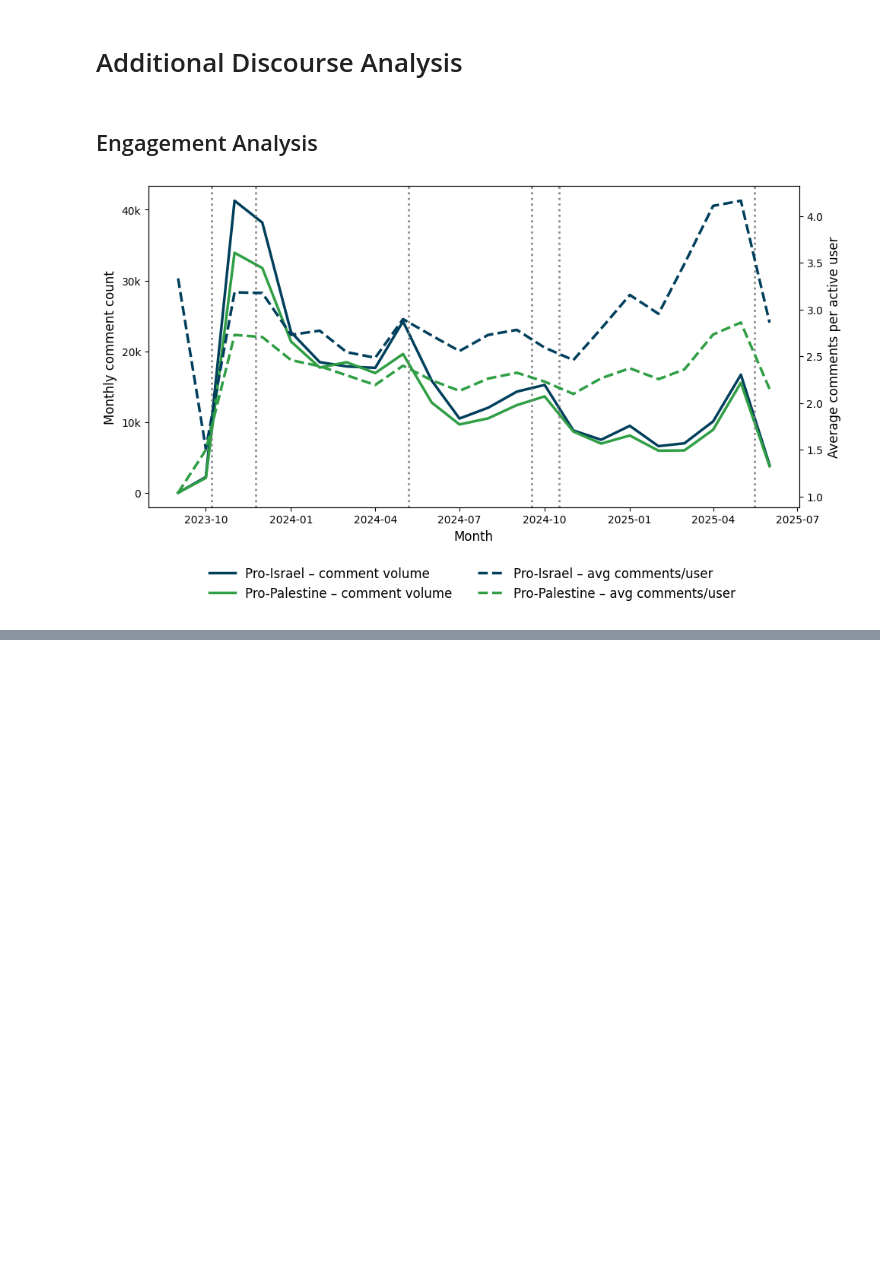
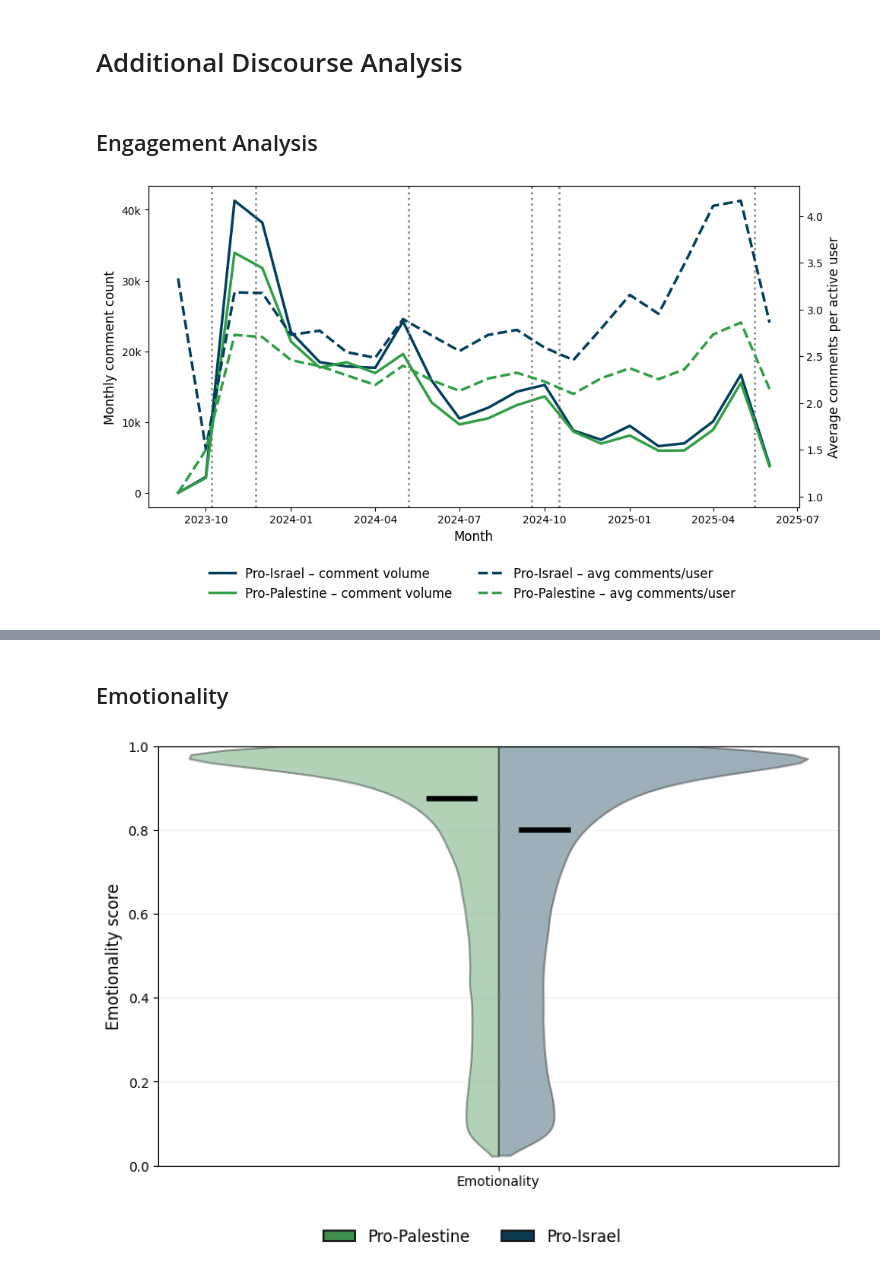
Before and after one commit to shaharoded/Israel-Palestine-War-Reddit-Analysis, a Jupyter notebook: StatisticalSignificance.ipynb, the cells around one changed output, grey strips where cells are left out. Saved outputs shown, nothing was run; the diff lists cells and outputs as text; code cells hidden in the pictures; blank space fills up the shorter version.

```diff
--- a/StatisticalSignificance.ipynb
+++ b/StatisticalSignificance.ipynb
@@ -309,0 +454,63 @@ plt.show()
+# %% [markdown]
+## Emotionality
+# %%
+emo_df = df_pol[df_pol["predicted_label"].isin(["Pro-Israel", "Pro-Palestine"])].copy()
+emo_df["x"] = "Emotionality"
+
+fig, ax = plt.subplots(figsize=(8, 5))
+
+# Split violin
+sns.violinplot(
+    data=emo_df,
+    x="x",
+    y="emotionality_score",
+    hue="predicted_label",
+    split=True,
+    inner=None,
+    cut=0,
+    linewidth=1.5,
+    palette=colors,
+    ax=ax
+)
+
+# Make fills transparent
+for artist in ax.findobj(PolyCollection):
+    artist.set_alpha(0.4)
+
+# Add clear median lines
+for stance, offset in [("Pro-Palestine", -0.06), ("Pro-Israel", 0.06)]:
+    vals = emo_df.loc[
+        emo_df["predicted_label"] == stance,
+        "emotionality_score"
+    ].dropna().to_numpy()
+
+    median = np.median(vals)
+
+    ax.plot(
+        [0 + offset - 0.03, 0 + offset + 0.03],
+        [median, median],
+        color="black",
+        linewidth=4
+    )
+
+ax.set_ylim(0, 1)
+ax.set_xlabel("")
+ax.set_ylabel("Emotionality score", fontsize=AXIS_LABEL_SIZE)
+ax.tick_params(axis="both", labelsize=TICK_LABEL_SIZE)
+ax.grid(axis="y", alpha=0.2)
+
+handles, labels = ax.get_legend_handles_labels()
+ax.legend_.remove()
+fig.legend(
+    handles, labels,
+    loc="lower center",
+    ncol=2,
+    frameon=False,
+    bbox_to_anchor=(0.5, -0.12),
+    fontsize=LEGEND_SIZE
+)
+
+plt.tight_layout()
+plt.show()
+# %% [output]
+[figure, added]
```
Also changed, not shown: parts of 7 cells of this notebook.
